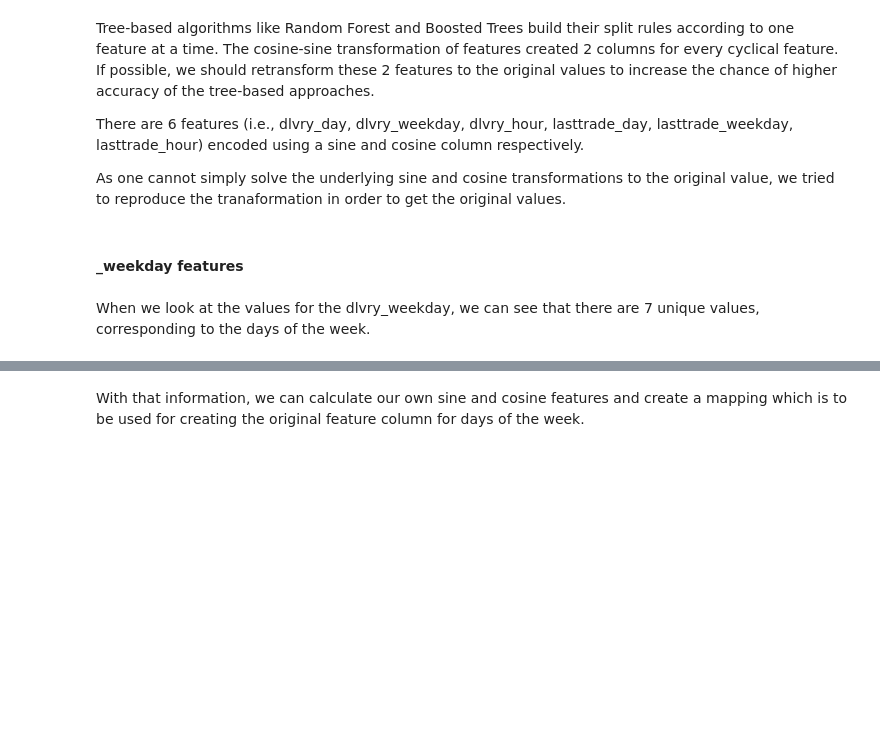
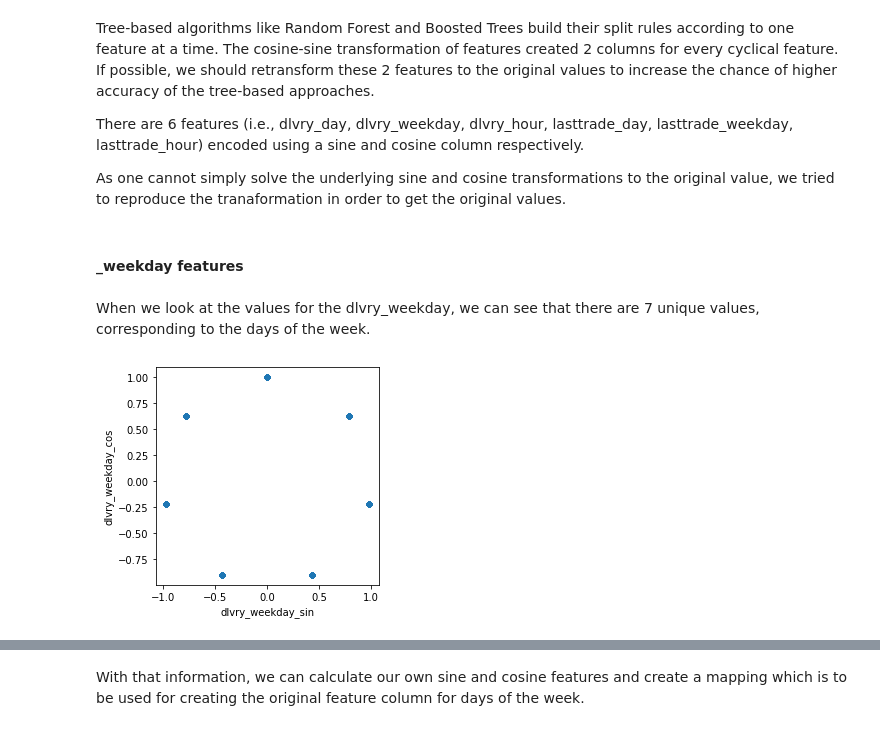
Before and after one commit to TazTornadoo/SigmoidFreud, a Jupyter notebook: Python/Submission/Electricity_price_prediction_5.ipynb, the cells around one changed output, grey strips where cells are left out. Cells and saved outputs as stored; diff of their text form; code cells hidden in the pictures; blank space fills up the shorter version.

```diff
--- a/Python/Submission/Electricity_price_prediction_5.ipynb
+++ b/Python/Submission/Electricity_price_prediction_5.ipynb
@@ -285,6 +319,8 @@ As one cannot simply solve the underlying sine and cosine transformations to the
 When we look at the values for the dlvry_weekday, we can see that there are 7 unique values, corresponding to the days of the week.
 # %%
 # plot sample of values
-X_train_window_size_15.sample(500).plot.scatter('dlvry_weekday_sin','dlvry_weekday_cos').set_aspect('equal')
+X_train_window_size_5.sample(500).plot.scatter('dlvry_weekday_sin','dlvry_weekday_cos').set_aspect('equal')
+# %% [output]
+[figure, added]
 # %%
 # look at unique values
```
Also changed, not shown: parts of 26 cells of this notebook.
